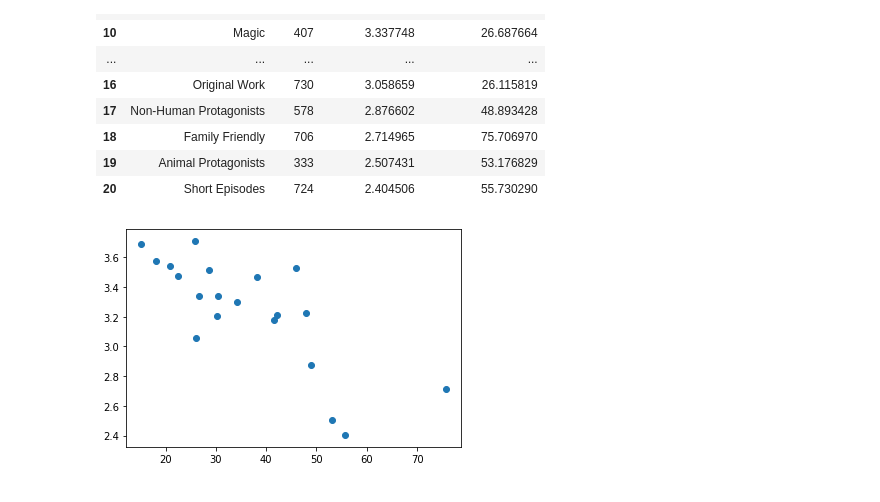
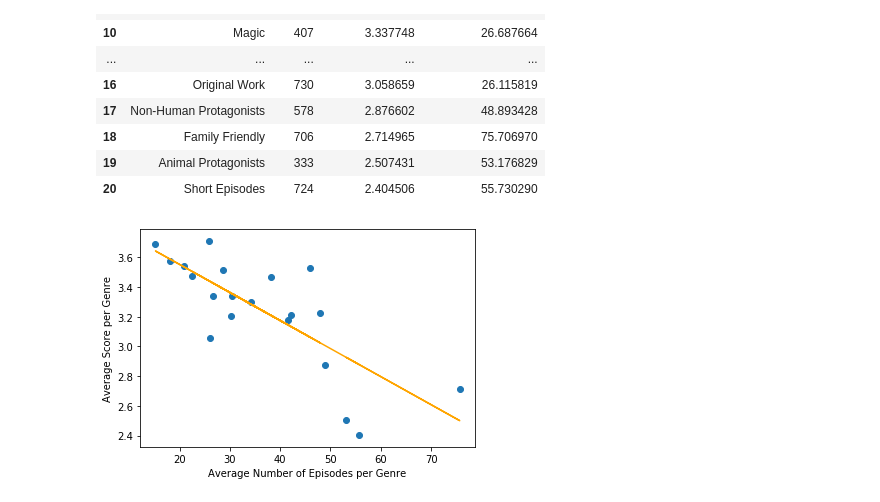
Before and after one commit to carmelamonis/anime-challenge, a Jupyter notebook: myanimelist.ipynb, the cells around one changed output. Saved outputs shown, nothing was run; the diff lists cells and outputs as text; code cells hidden in the pictures.

```diff
--- a/myanimelist.ipynb
+++ b/myanimelist.ipynb
@@ -331,7 +331,11 @@ top20
 | 20 | Short Episodes | 724 | 2.404506 | 55.730290 |
 # %%
 plt.scatter(top20['Average_Num_Eps'], top20['Average_Score'])
+m, b = np.polyfit(top20['Average_Num_Eps'], top20['Average_Score'], 1)
+plt.plot(top20['Average_Num_Eps'], m*top20['Average_Num_Eps'] + b, color="orange")
+plt.xlabel("Average Number of Episodes per Genre")
+plt.ylabel("Average Score per Genre")
 plt.show()
 # %% [output]
-[figure, old version]
+[figure, new version]
 # %%
```
Also changed, not shown: parts of 4 cells of this notebook.
